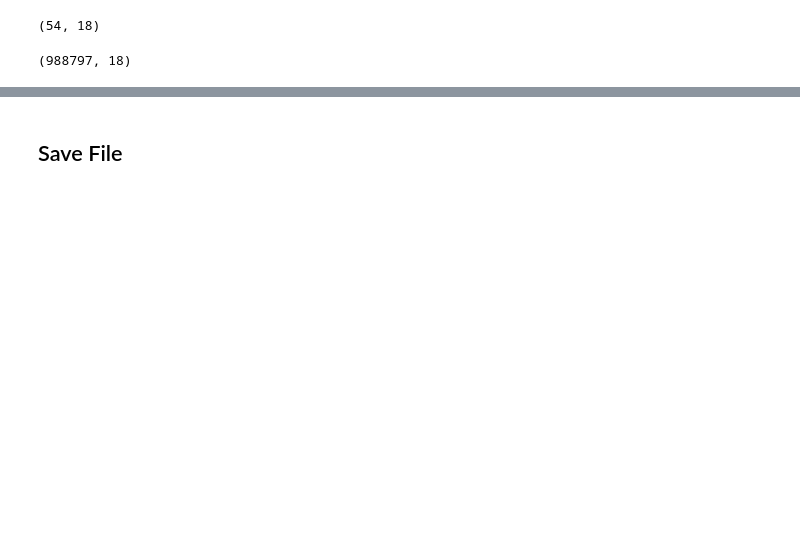
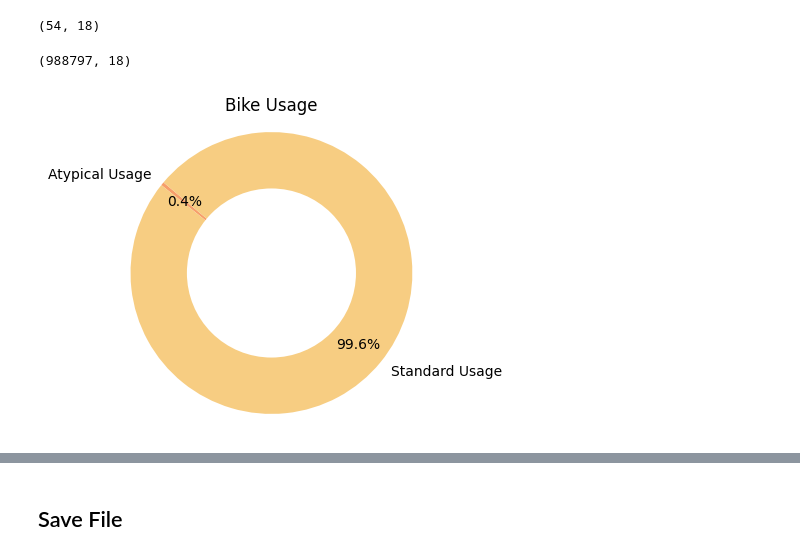
Before and after one commit to MikeGiorg/NY_CitiBike, a Jupyter notebook: Scripts/Visualisations.ipynb, the cells around one changed output, grey strips where cells are left out. Cells and saved outputs as stored; diff of their text form; code cells hidden in the pictures; blank space fills up the shorter version.

```diff
--- a/Scripts/Visualisations.ipynb
+++ b/Scripts/Visualisations.ipynb
@@ -141,4 +119,28 @@ bike = bike[bike['trip_leng'] != 'No Trip']
 bike.shape
 # %% [output]
 (988797, 18)
+# %%
+# Group data top plot
+usage = bike.groupby('trip_leng')['ride_id'].nunique().reset_index()
+# %%
+# Plot bike usage
+# Create figure
+plt.figure(figsize=(4,4))
+# Plot Pie
+plt.pie(usage['ride_id'],
+        labels=usage['trip_leng'],
+        colors=['#F79E6B', '#F7CD82'],
+        autopct='%1.1f%%',
+        startangle=140,
+        pctdistance=0.80,
+        wedgeprops=dict(width=0.5))
+# Plot Circle
+centre_circle = plt.Circle((0,0), 0.60, fc='White')
+plt.gca().add_artist(centre_circle)
+plt.axis('equal')
+plt.title('Bike Usage')
+# Show Plot
+plt.show()
+# %% [output]
+[figure, added]
 # %%
```
Also changed, not shown: parts of 7 cells of this notebook, 2 other files.
